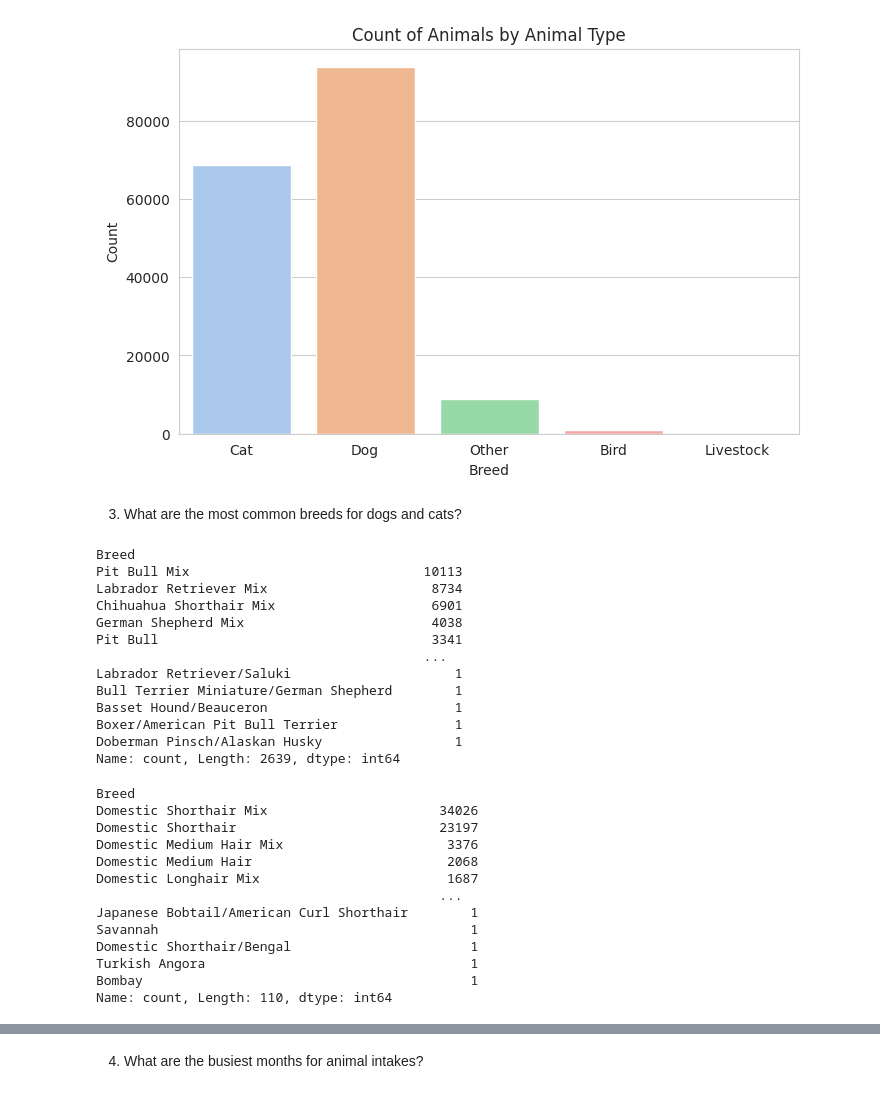
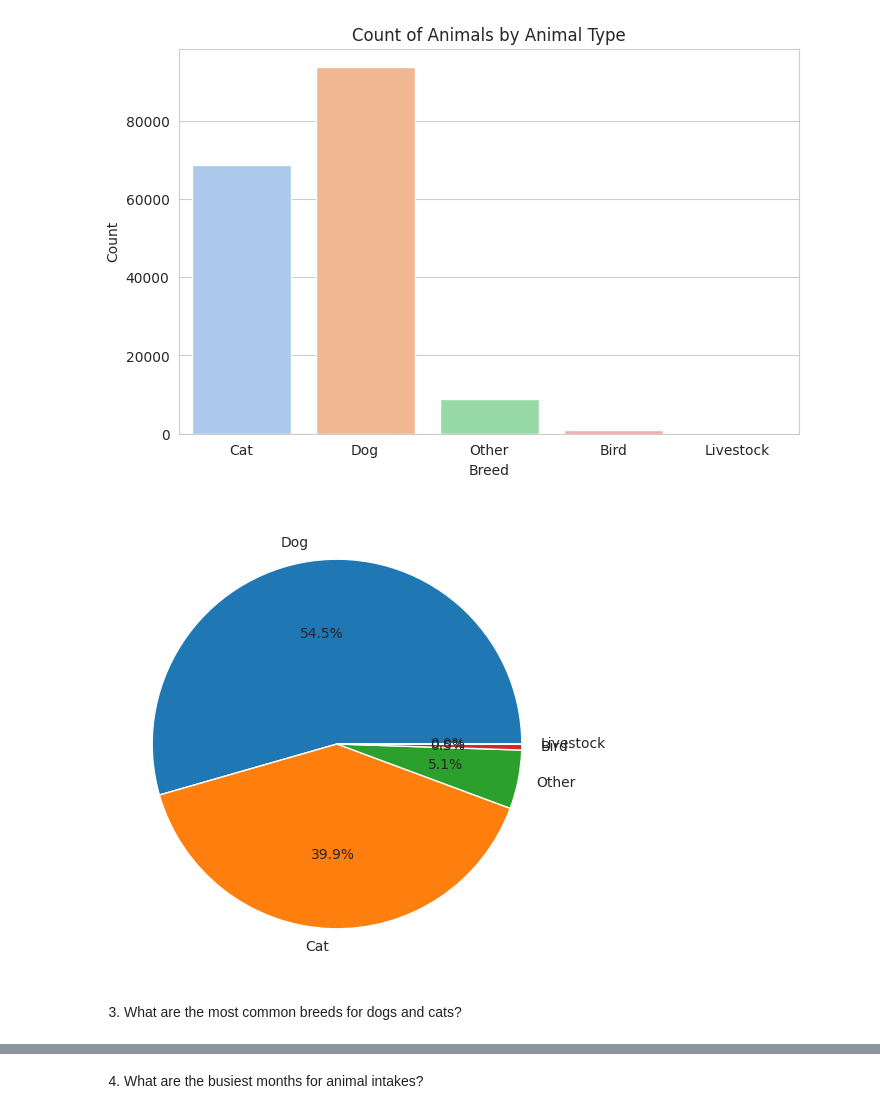
Before and after one commit to 607brendon/kaggle-pandas-tutorial, a Jupyter notebook: austin-animal-center-outcomes-eda.ipynb, the cells around one changed output, grey strips where cells are left out. Cells and saved outputs as stored; diff of their text form; code cells hidden in the pictures.

Commit message:
Kaggle Notebook | Austin Animal Center Outcomes - EDA | Version 12

```diff
--- a/austin-animal-center-outcomes-eda.ipynb
+++ b/austin-animal-center-outcomes-eda.ipynb
@@ -158,37 +146,12 @@ plt.ylabel("Count")
 plt.show()
 # %% [output]
 [figure]
+# %%
+animal_counts = df['Animal Type'].value_counts()
+plt.figure(figsize=(6,6))
+plt.pie(animal_counts,labels=animal_counts.index, autopct="%1.1f%%")
+plt.show()
+# %% [output]
+[figure, added]
 # %% [markdown]
 3. What are the most common breeds for dogs and cats?
-# %%
-df[df['Animal Type'] == 'Dog']['Breed'].value_counts()
-# %% [output]
-Breed
-Pit Bull Mix                              10113
-Labrador Retriever Mix                     8734
-Chihuahua Shorthair Mix                    6901
-German Shepherd Mix                        4038
-Pit Bull                                   3341
-                                          ...
-Labrador Retriever/Saluki                     1
-Bull Terrier Miniature/German Shepherd        1
-Basset Hound/Beauceron                        1
-Boxer/American Pit Bull Terrier               1
-Doberman Pinsch/Alaskan Husky                 1
-Name: count, Length: 2639, dtype: int64
-# %%
-df[df['Animal Type'] == 'Cat']['Breed'].value_counts()
-# %% [output]
-Breed
-Domestic Shorthair Mix                      34026
-Domestic Shorthair                          23197
-Domestic Medium Hair Mix                     3376
-Domestic Medium Hair                         2068
-Domestic Longhair Mix                        1687
-                                            ...
-Japanese Bobtail/American Curl Shorthair        1
-Savannah                                        1
-Domestic Shorthair/Bengal                       1
-Turkish Angora                                  1
-Bombay                                          1
-Name: count, Length: 110, dtype: int64
```
Also changed, not shown: parts of 28 cells of this notebook.
